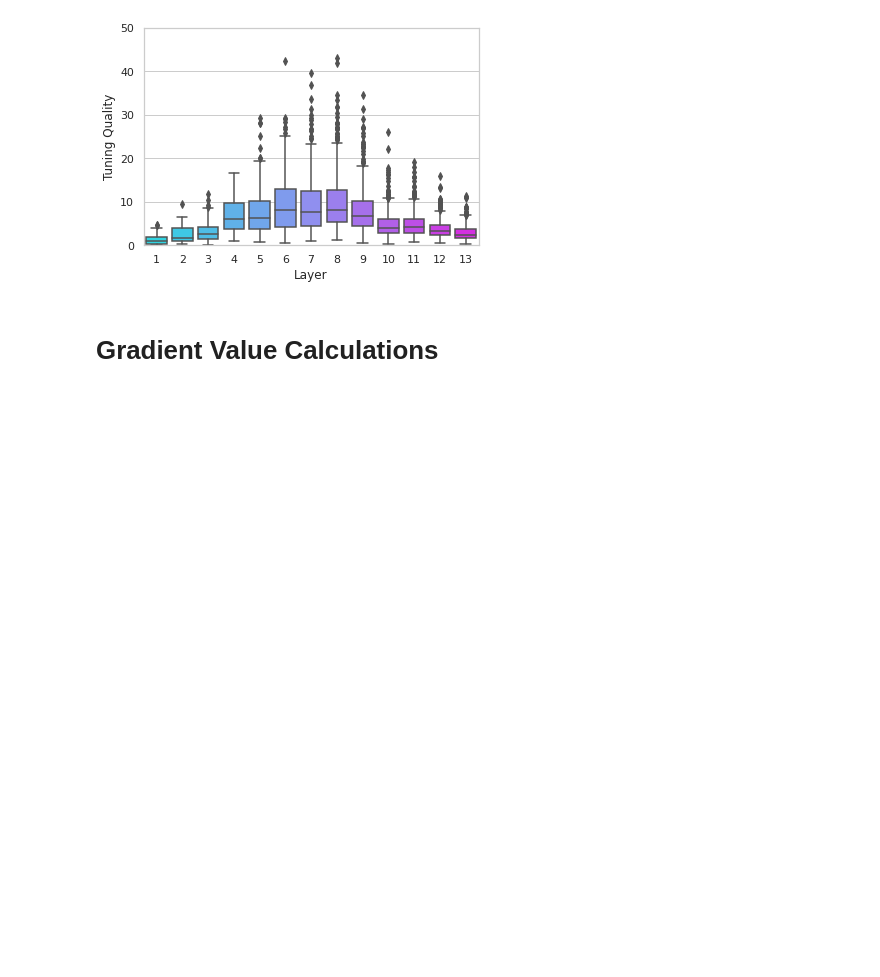
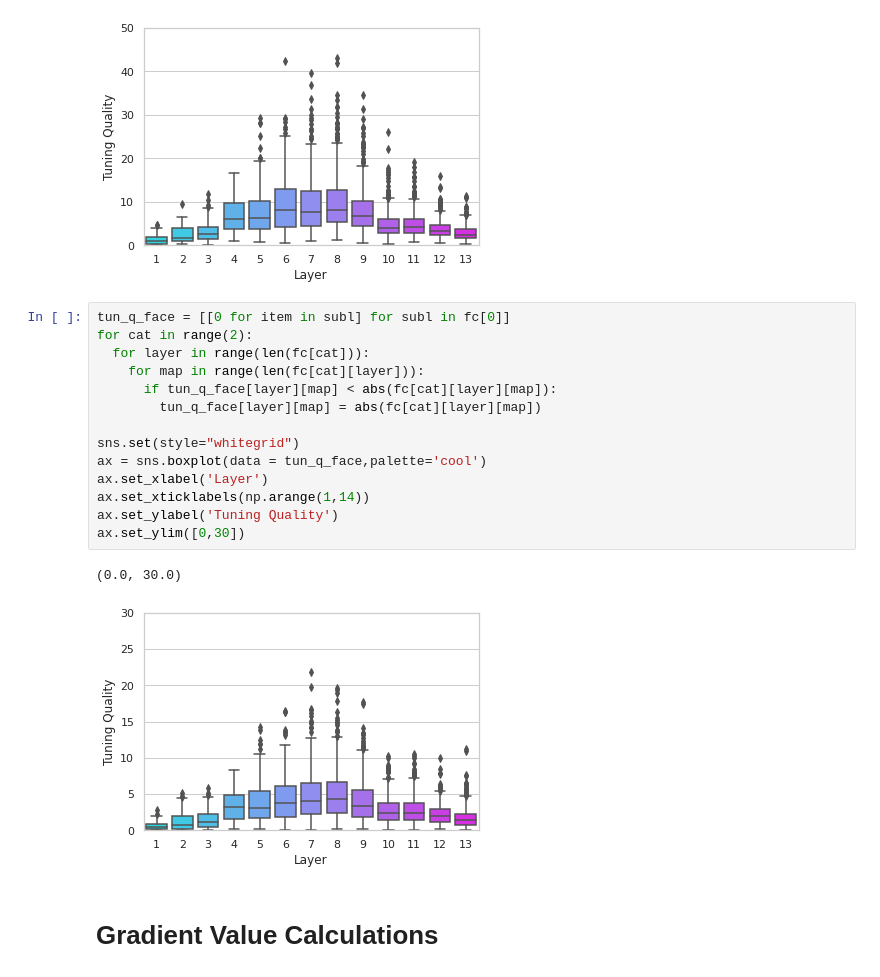
Before and after one commit to soukhind2/vgg16obj, a Jupyter notebook: Merge_set.ipynb, the cells around one changed output. Cells and saved outputs as stored; diff of their text form; blank space fills up the shorter version.

```diff
--- a/Merge_set.ipynb
+++ b/Merge_set.ipynb
@@ -376,6 +397,23 @@ ax.set_ylim([0,50])
 # %% [output]
 (0.0, 50.0)
 [figure]
+# %%
+tun_q_face = [[0 for item in subl] for subl in fc[0]]
+for cat in range(2):
+  for layer in range(len(fc[cat])):
+    for map in range(len(fc[cat][layer])):
+      if tun_q_face[layer][map] < abs(fc[cat][layer][map]):
+        tun_q_face[layer][map] = abs(fc[cat][layer][map])
+
+sns.set(style="whitegrid")
+ax = sns.boxplot(data = tun_q_face,palette='cool')
+ax.set_xlabel('Layer')
+ax.set_xticklabels(np.arange(1,14))
+ax.set_ylabel('Tuning Quality')
+ax.set_ylim([0,30])
+# %% [output]
+(0.0, 30.0)
+[figure, added]
 # %% [markdown]
 # Gradient Value Calculations
 # %%
```
Also changed, not shown: parts of 16 cells of this notebook.
